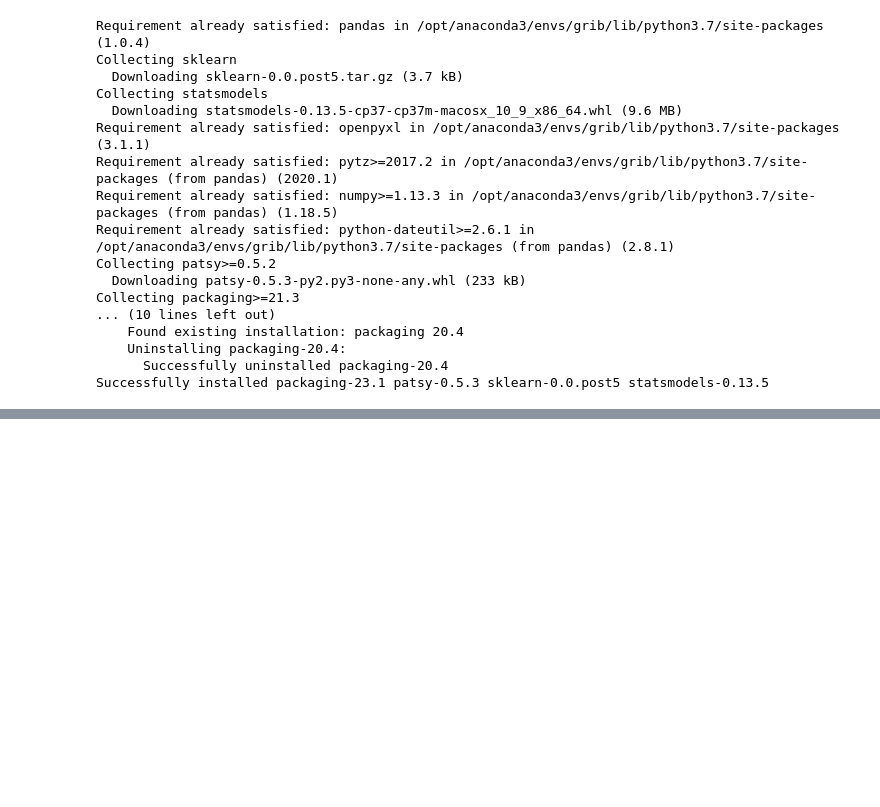
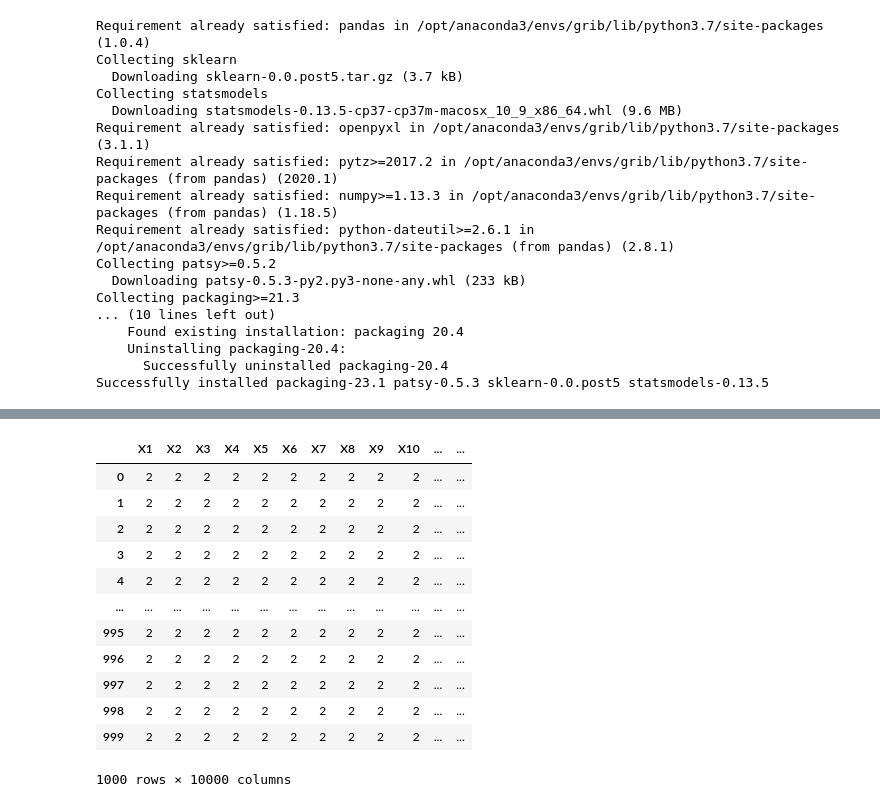
Before and after one commit to hongqin/gwas_demo, a Jupyter notebook: gwas_python.ipynb, the cells around one changed output, grey strips where cells are left out. Cells and saved outputs as stored; diff of their text form; code cells hidden in the pictures; blank space fills up the shorter version.

```diff
--- a/gwas_python.ipynb
+++ b/gwas_python.ipynb
@@ -31,3 +31,14 @@ Collecting packaging>=21.3
     Uninstalling packaging-20.4:
       Successfully uninstalled packaging-20.4
 Successfully installed packaging-23.1 patsy-0.5.3 sklearn-0.0.post5 statsmodels-0.13.5
+# %%
+# import necessary libraries
+import pandas as pd
+import numpy as np
+from sklearn.linear_model import LogisticRegression
+import statsmodels.api as sm
+
+# load the data
+df = pd.read_excel("genotypes_and_phenotypes.xlsx", engine='openpyxl')
+df = df.apply(pd.to_numeric, errors='coerce')
+print(df.dtypes)
@@ -34,23 +75,13 @@ Successfully installed packaging-23.1 patsy-0.5.3 sklearn-0.0.post5 statsmodels-
 # %%
-# import necessary libraries
-import pandas as pd
-from sklearn.linear_model import LogisticRegression
-import statsmodels.api as sm
+## convert genotypes to numeric
+#df = df.applymap(lambda x: 0 if x == 'AA' else 1 if x == 'AT' else 2)
 
-# load the data
-#df = pd.read_excel("genotypes_and_phenotypes.xlsx")
-df = pd.read_excel("genotypes_and_phenotypes.xlsx", engine='openpyxl')
-
-# convert genotypes to numeric
-df = df.applymap(lambda x: 0 if x == 'AA' else 1 if x == 'AT' else 2)
-
-# separate the phenotypes
-phenotypes = df['phenotype']
-del df['phenotype']
 
 # perform logistic regression for each SNP
 pvalues = []
 for snp in df.columns:
+    if len(np.unique(phenotypes)) == 1:  # check whether there are both 0s and 1s in the phenotype
+        continue  # if not, skip the logistic regression for this SNP
     model = sm.Logit(phenotypes, sm.add_constant(df[snp]))
     result = model.fit(disp=0)
     pvalues.append(result.pvalues[1])
@@ -59,0 +118,16 @@ print(pvalues)
+# %%
+df
+# %% [output]
+|  | X1 | X2 | X3 | X4 | X5 | X6 | X7 | X8 | X9 | X10 | ... | ... |
+| 0 | 2 | 2 | 2 | 2 | 2 | 2 | 2 | 2 | 2 | 2 | ... | ... |
+| 1 | 2 | 2 | 2 | 2 | 2 | 2 | 2 | 2 | 2 | 2 | ... | ... |
+| 2 | 2 | 2 | 2 | 2 | 2 | 2 | 2 | 2 | 2 | 2 | ... | ... |
+| 3 | 2 | 2 | 2 | 2 | 2 | 2 | 2 | 2 | 2 | 2 | ... | ... |
+| 4 | 2 | 2 | 2 | 2 | 2 | 2 | 2 | 2 | 2 | 2 | ... | ... |
+| ... | ... | ... | ... | ... | ... | ... | ... | ... | ... | ... | ... | ... |
+| 995 | 2 | 2 | 2 | 2 | 2 | 2 | 2 | 2 | 2 | 2 | ... | ... |
+| 996 | 2 | 2 | 2 | 2 | 2 | 2 | 2 | 2 | 2 | 2 | ... | ... |
+| 997 | 2 | 2 | 2 | 2 | 2 | 2 | 2 | 2 | 2 | 2 | ... | ... |
+| 998 | 2 | 2 | 2 | 2 | 2 | 2 | 2 | 2 | 2 | 2 | ... | ... |
+| 999 | 2 | 2 | 2 | 2 | 2 | 2 | 2 | 2 | 2 | 2 | ... | ... |
+1000 rows × 10000 columns
```
Also changed, not shown: parts of 6 cells of this notebook.
